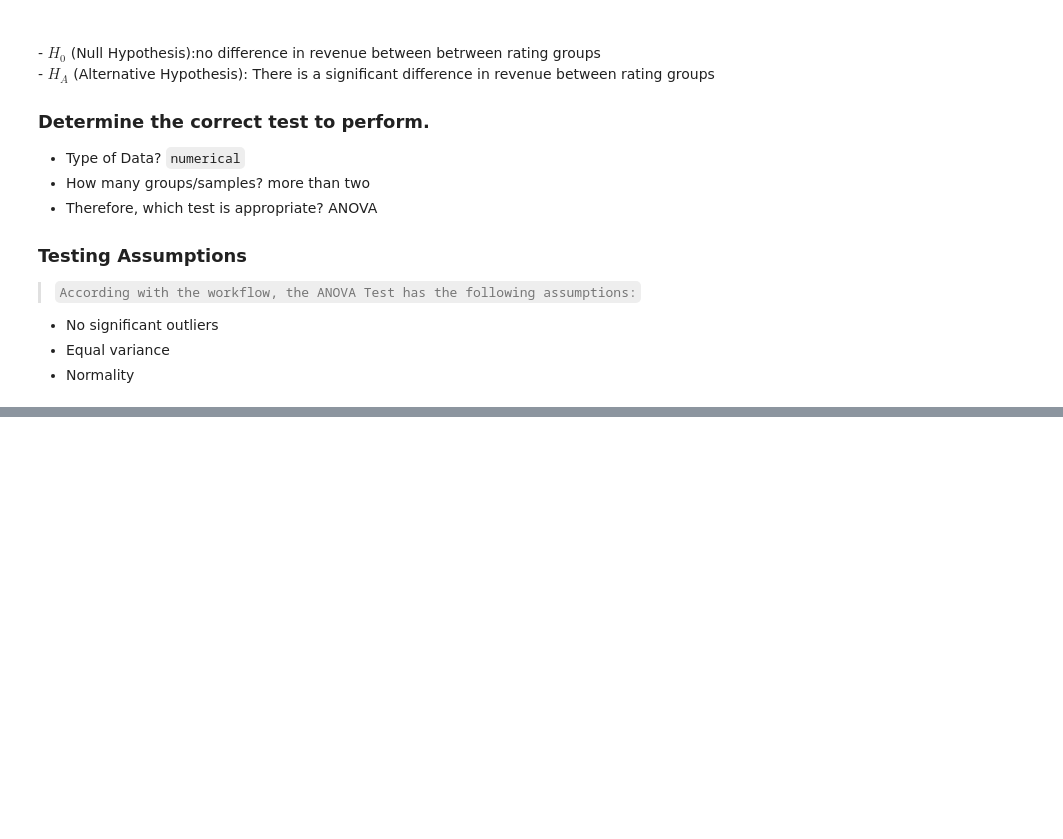
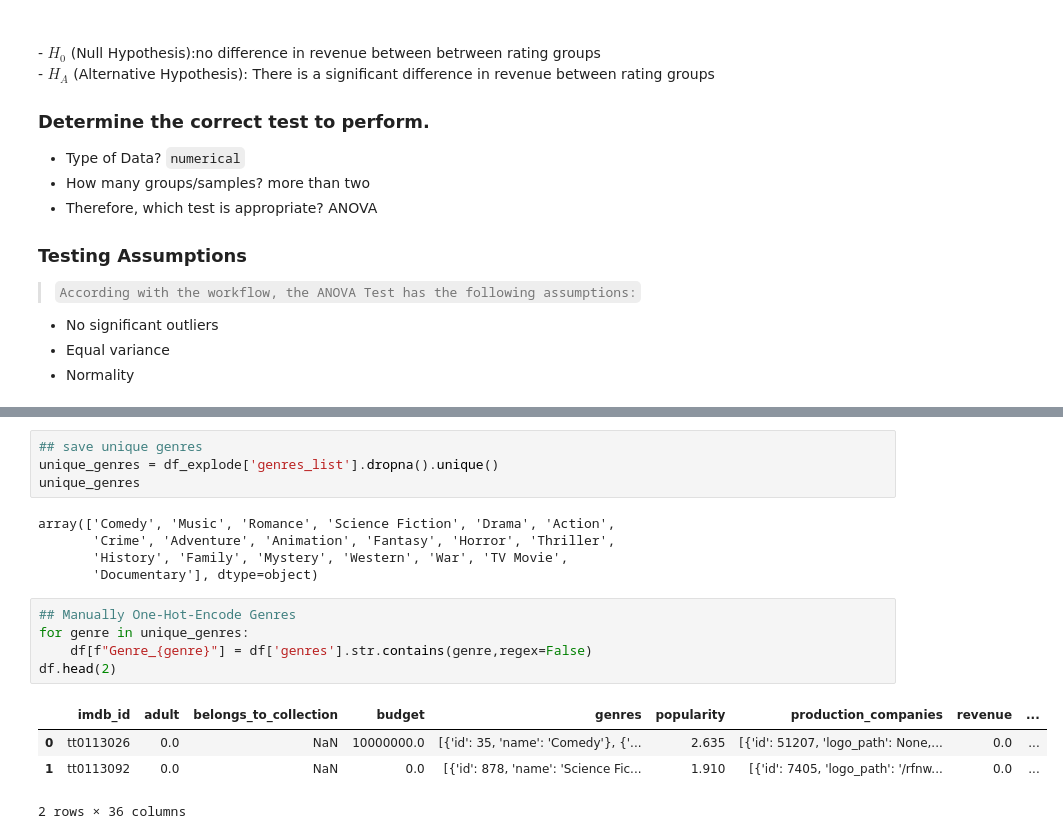
Before and after one commit to pylabview/Make_A_Successful_Movie, a Jupyter notebook: Project_3_Part_4_Hypothesis Testing.ipynb, the cells around one changed output, grey strips where cells are left out. Cells and saved outputs as stored; diff of their text form; blank space fills up the shorter version.

```diff
--- a/Project_3_Part_4_Hypothesis Testing.ipynb
+++ b/Project_3_Part_4_Hypothesis Testing.ipynb
@@ -143,0 +234,19 @@ df.head()
+# %%
+## save unique genres
+unique_genres = df_explode['genres_list'].dropna().unique()
+unique_genres
+# %% [output]
+array(['Comedy', 'Music', 'Romance', 'Science Fiction', 'Drama', 'Action',
+       'Crime', 'Adventure', 'Animation', 'Fantasy', 'Horror', 'Thriller',
+       'History', 'Family', 'Mystery', 'Western', 'War', 'TV Movie',
+       'Documentary'], dtype=object)
+# %%
+## Manually One-Hot-Encode Genres
+for genre in unique_genres:
+    df[f"Genre_{genre}"] = df['genres'].str.contains(genre,regex=False)
+df.head(2)
+# %% [output]
+|  | imdb_id | adult | belongs_to_collection | budget | genres | popularity | production_companies | revenue | ... |
+| 0 | tt0113026 | 0.0 | NaN | 10000000.0 | [{'id': 35, 'name': 'Comedy'}, {'... | 2.635 | [{'id': 51207, 'logo_path': None,... | 0.0 | ... |
+| 1 | tt0113092 | 0.0 | NaN | 0.0 | [{'id': 878, 'name': 'Science Fic... | 1.910 | [{'id': 7405, 'logo_path': '/rfnw... | 0.0 | ... |
+2 rows × 36 columns
```
Also changed, not shown: parts of 11 cells of this notebook.
